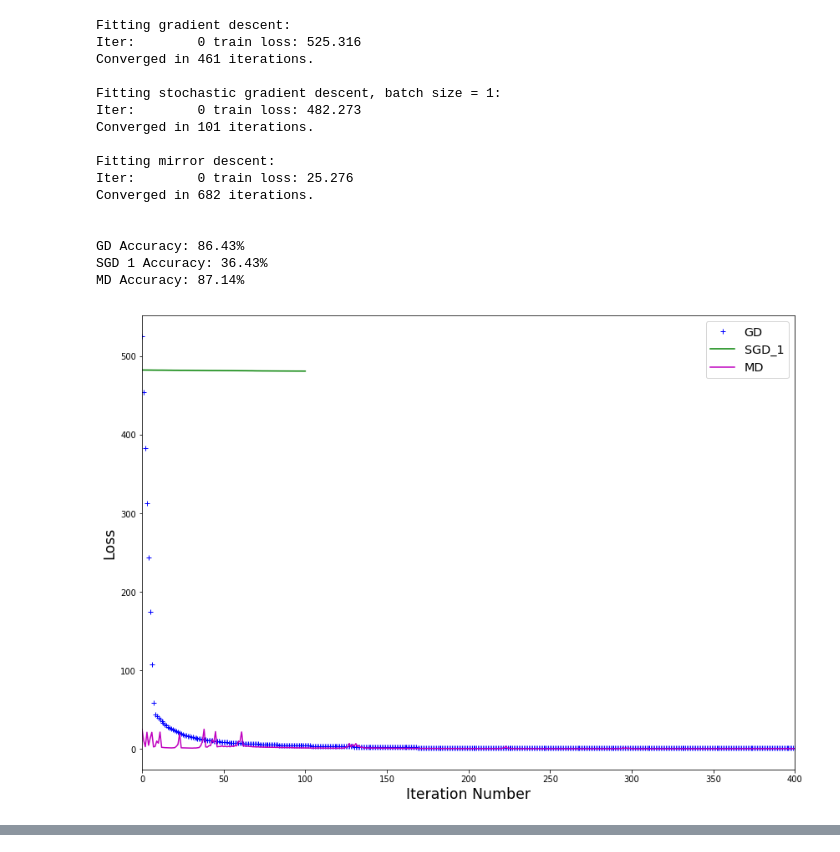
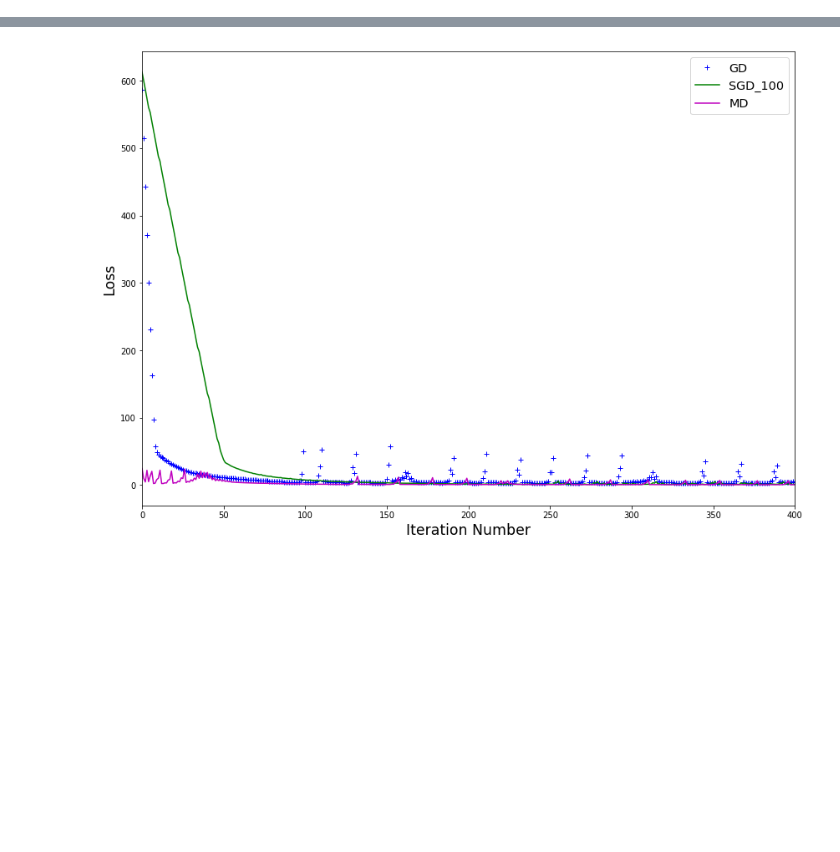
Before and after one commit to pklinkmueller/mlo_final_project, a Jupyter notebook: SVM_Analysis.ipynb, the cells around one changed output, grey strips where cells are left out. Cells and saved outputs as stored; diff of their text form; code cells hidden in the pictures; blank space fills up the shorter version.

Commit message:
Addition of exp and poly lr for SVM notebook (wbc). Addition of yet another plotting function to utils.py.

```diff
--- a/SVM_Analysis.ipynb
+++ b/SVM_Analysis.ipynb
@@ -100,47 +80,59 @@ MD Accuracy: 86.43%
 # %%
 # initialize our learning rate object
 lr_gd = PolyDecayRate(0.01, 0.0001)
-lr_sgd = PolyDecayRate(0.001, 0.00001)
+lr_sgd = PolyDecayRate(0.01, 0.00001)
 lr_md = PolyDecayRate(0.001, 0.00001)
 # initialize our descent methods
 gd = GradientDescent()
-sgd_1 = GradientDescent()
+sgd_100 = GradientDescent()
 md = MirrorDescent()
 # initialize logistic regression models
-gd_log = SVM(gd, lr_gd, c, 10000, wbc_n, rel_conv)
-sgd_1_log = SVM(sgd_1, lr_sgd, c, 10000, 1, rel_conv)
-md_log = SVM(md, lr_md, c, 10000, wbc_n, rel_conv)
+gd_log = SVM(gd, lr_gd, c, 1000, wbc_n, rel_conv)
+sgd_100_log = SVM(sgd_1, lr_sgd, c, 2000, 100, rel_conv)
+md_log = SVM(md, lr_md, c, 1000, wbc_n, rel_conv)
 # fit the models...
 print('Fitting gradient descent:')
 wbc_gd_loss = gd_log.fit(wbc_X_train, wbc_y_train)
 print('\nFitting stochastic gradient descent, batch size = 1:')
-wbc_sgd_1_loss = sgd_1_log.fit(wbc_X_train, wbc_y_train)
+wbc_sgd_100_loss = sgd_100_log.fit(wbc_X_train, wbc_y_train)
 print('\nFitting mirror descent:')
 wbc_md_loss = md_log.fit(wbc_X_train, wbc_y_train)
 # print the test accuracies for each model
 acc = check_accuracy_svm(gd_log, wbc_X_test, wbc_y_test)
 print("\n\nGD Accuracy: {0:.2f}%".format(acc * 100))
-acc = check_accuracy_svm(sgd_1_log, wbc_X_test, wbc_y_test)
-print("SGD 1 Accuracy: {0:.2f}%".format(acc * 100))
+acc = check_accuracy_svm(sgd_100_log, wbc_X_test, wbc_y_test)
+print("SGD 100 Accuracy: {0:.2f}%".format(acc * 100))
 acc = check_accuracy_svm(md_log, wbc_X_test, wbc_y_test)
 print("MD Accuracy: {0:.2f}%".format(acc * 100))
 # plot the loss convergences for each model
-plot_dynamic_losses(wbc_gd_loss, wbc_sgd_1_loss, wbc_md_loss)
+plot_dynamic_svm_losses(wbc_gd_loss, wbc_sgd_100_loss, wbc_md_loss)
-# %% [output]
-Fitting gradient descent:
-Iter:        0 train loss: 525.316
-Converged in 461 iterations.
-
-Fitting stochastic gradient descent, batch size = 1:
-Iter:        0 train loss: 482.273
-Converged in 101 iterations.
-
-Fitting mirror descent:
-Iter:        0 train loss: 25.276
-Converged in 682 iterations.
-
-
-GD Accuracy: 86.43%
-SGD 1 Accuracy: 36.43%
-MD Accuracy: 87.14%
-[figure, removed]
+# %%
+# initialize our learning rate object
+lr_gd = ExpDecayRate(0.01, 0.001)
+lr_sgd = ExpDecayRate(0.01, 0.0001)
+lr_md = ExpDecayRate(0.001, 0.001)
+# initialize our descent methods
+gd = GradientDescent()
+sgd_100 = GradientDescent()
+md = MirrorDescent()
+# initialize logistic regression models
+gd_log = SVM(gd, lr_gd, c, 2000, wbc_n, rel_conv)
+sgd_100_log = SVM(sgd_100, lr_sgd, c, 6000, 100, rel_conv)
+md_log = SVM(md, lr_md, c, 2000, wbc_n, rel_conv)
+# fit the models...
+print('Fitting gradient descent:')
+wbc_gd_loss = gd_log.fit(wbc_X_train, wbc_y_train)
+print('\nFitting stochastic gradient descent, batch size = 1:')
+wbc_sgd_100_loss = sgd_100_log.fit(wbc_X_train, wbc_y_train)
+print('\nFitting mirror descent:')
+wbc_md_loss = md_log.fit(wbc_X_train, wbc_y_train)
+# print the test accuracies for each model
+acc = check_accuracy_svm(gd_log, wbc_X_test, wbc_y_test)
+print("\n\nGD Accuracy: {0:.2f}%".format(acc * 100))
+acc = check_accuracy_svm(sgd_100_log, wbc_X_test, wbc_y_test)
+print("SGD 1 Accuracy: {0:.2f}%".format(acc * 100))
+acc = check_accuracy_svm(md_log, wbc_X_test, wbc_y_test)
+print("MD Accuracy: {0:.2f}%".format(acc * 100))
+# plot the loss convergences for each model
+plot_dynamic_svm_losses(wbc_gd_loss, wbc_sgd_100_loss, wbc_md_loss)
+# %% [output]
@@ -146,0 +156 @@ MD Accuracy: 87.14%
+[figure, added]
```
Also changed, not shown: parts of 3 cells of this notebook, 1 other file.
